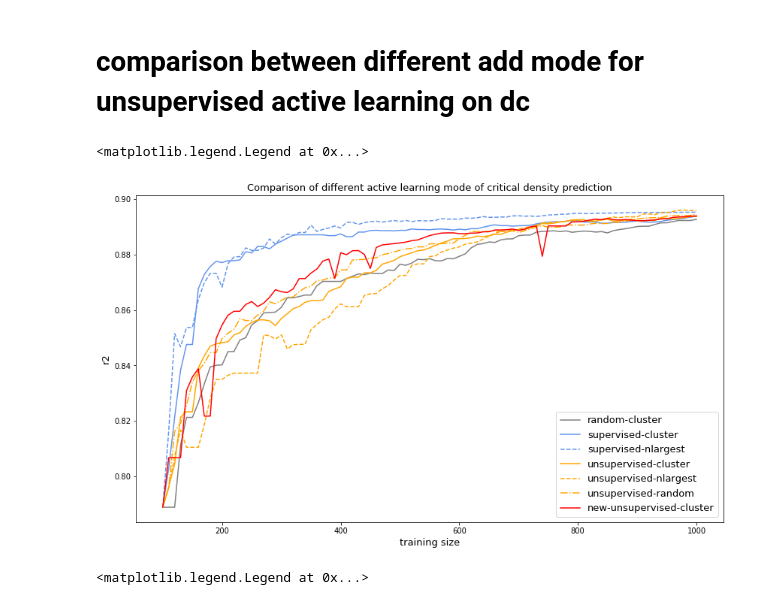
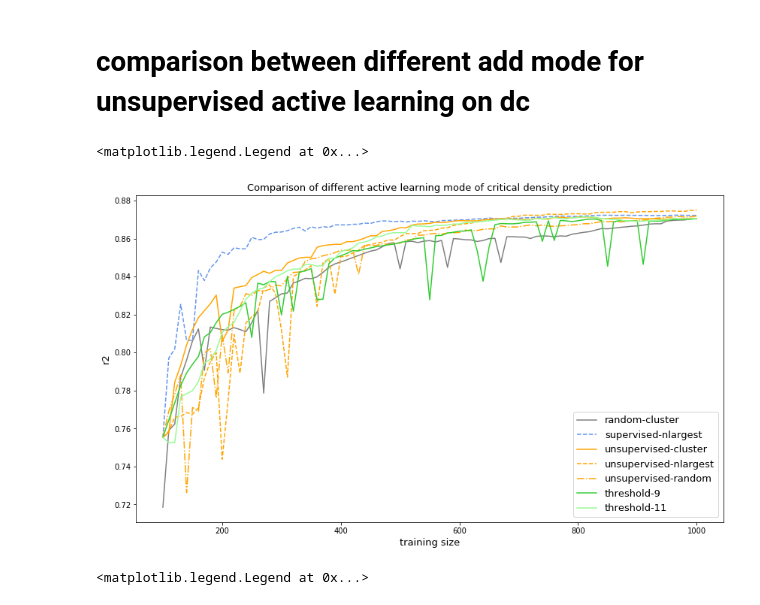
Before and after one commit to Xiangyan93/Molecular_ML, a Jupyter notebook: notebook/active learning method comparison.ipynb, the cells around one changed output. Saved outputs shown, nothing was run; the diff lists cells and outputs as text; code cells hidden in the pictures.

```diff
--- a/notebook/active learning method comparison.ipynb
+++ b/notebook/active learning method comparison.ipynb
@@ -11,7 +92,7 @@ class OutputHandler():
         self.df = pd.read_csv(os.path.join(relative_dir, filename), sep=" ")
         self._parse_argument(filename)
     def _parse_argument(self, filename):
-        self.target, self.learning_mode, self.add_mode, self.search_size, self.add_size, _ = re.split('-', filename)
+        self.target, self.learning_mode, self.add_mode, self.add_size, _ = re.split('-', filename)
 # %%
 pathDir = os.listdir('../result')
 # %%
@@ -67,20 +131,36 @@ def plot_oh(oh, get_str, target='r2'): # oh==OutputHandler
 
 def get_str(oh):
     return ('%s-%s' % (oh.learning_mode, oh.add_mode) )
+# %%
+out_list = ['dc-random-cluster-10-comp.out',
+ #'dc-supervised-cluster-10-comp.out',
+ 'dc-supervised-nlargest-10-comp.out',
+ #'dc-supervised-random-10-comp.out',
+ 'dc-unsupervised-cluster-10-comp.out',
+ 'dc-unsupervised-nlargest-10-comp.out',
+ 'dc-unsupervised-random-10-comp.out']
+
+oh_list = [OutputHandler(i) for i in out_list]
+df_threshold_9 = pd.read_csv('../result/dc-unsupervised-threshold-10-threshold_test_9.out', sep=" ")
+df_threshold_11 = pd.read_csv('../result/dc-unsupervised-threshold-10-threshold_test_11.out', sep=" ")
+df_threshold_9.drop( df_threshold_9 [df_threshold_9['r2']<0.75].index, inplace=True )
+df_threshold_11.drop( df_threshold_11 [df_threshold_11['r2']<0.75].index, inplace=True )
 # %%
 fig = plt.figure(figsize=(14,8))
 for oh in oh_list:
     plot_oh(oh, get_str, 'r2')
 fontsize = 13
 #plt.plot(df_old_cluster['size'], df_old_cluster['r2'], c='r', label='old-unsupervised-cluster')
-plt.plot(df_new_cluster['size'], df_new_cluster['r2'], c='r', label='new-unsupervised-cluster')
+plt.plot(df_threshold_9['size'], df_threshold_9['r2'], c='limegreen', label='threshold-9')
+plt.plot(df_threshold_11['size'], df_threshold_11['r2'], c='palegreen', label='threshold-11')
+
 plt.xlabel('training size', fontsize=fontsize)
 plt.ylabel('r2', fontsize=fontsize)
 plt.title('Comparison of different active learning mode of critical density prediction', fontsize=fontsize)
 plt.legend(fontsize=fontsize)
 # %% [output]
 <matplotlib.legend.Legend at 0x...>
-[figure, old version]
+[figure, new version]
 # %%
 fig = plt.figure(figsize=(12,8))
 for oh in oh_list:
```
Also changed, not shown: parts of 19 cells of this notebook, 4 other files.
